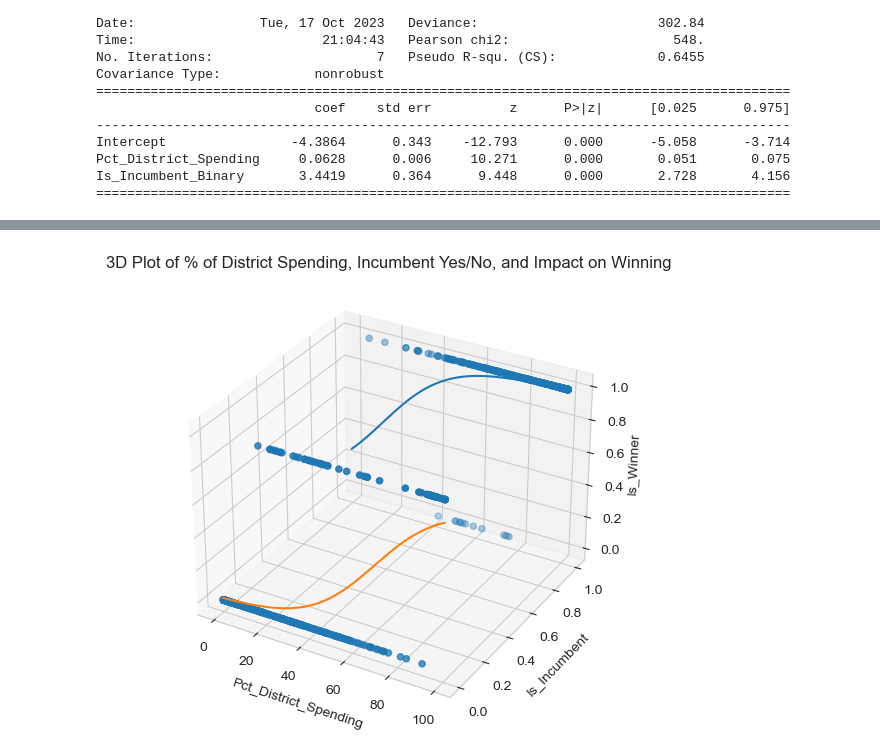
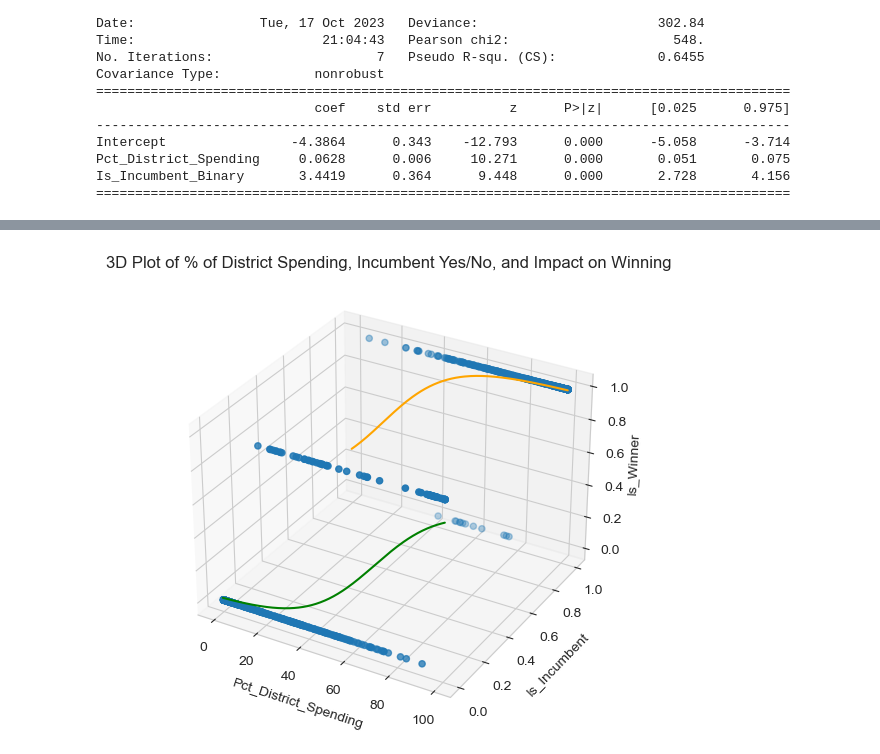
Before and after one commit to ballir27/webscraping-open-secrets-2020-US-House-Elections, a Jupyter notebook: AB-pt2-webscraping-open-secrets.ipynb, the cells around one changed output, grey strips where cells are left out. Drawn from its saved outputs; the diff is of its cells as text; code cells hidden in the pictures.

Commit message:
Changed colors in 3D plot

```diff
--- a/AB-pt2-webscraping-open-secrets.ipynb
+++ b/AB-pt2-webscraping-open-secrets.ipynb
@@ -351,26 +351,26 @@ Pct_District_Spending:Is_Incumbent_Binary    -0.0149      0.015     -0.997
 # %%
 sns.set_style("whitegrid")
 plot_omega = 2
 plot1 = candidate_info_df_q3['Pct_District_Spending']
 plot2 = candidate_info_df_q3['Is_Incumbent_Binary']
 plot3 = candidate_info_df_q3['Is_Winner_Binary']
 fityesplot1 = fit_pct_spending_yes_inc_df['Pct_District_Spending']
 fityesplot2 = fit_pct_spending_yes_inc_df['Is_Incumbent_Binary']
 fityesplot3 = fit_pct_spending_yes_inc_df['fit']
 fitnoplot1 = fit_pct_spending_no_inc_df['Pct_District_Spending']
 fitnoplot2 = fit_pct_spending_no_inc_df['Is_Incumbent_Binary']
 fitnoplot3 = fit_pct_spending_no_inc_df['fit']
 plt.figure(figsize=(5,5))
 plot_axis = plt.axes (projection = '3d')
 plot_axis.scatter3D(plot1, plot2, plot3)
-plot_axis.plot3D(fityesplot1,fityesplot2,fityesplot3)
-plot_axis.plot3D(fitnoplot1,fitnoplot2,fitnoplot3)
+plot_axis.plot3D(fityesplot1,fityesplot2,fityesplot3, color = 'orange')
+plot_axis.plot3D(fitnoplot1,fitnoplot2,fitnoplot3, color = 'green')
 plot_axis.set_xlabel('Pct_District_Spending')
 plot_axis.set_ylabel('Is_Incumbent')
 plot_axis.set_zlabel('Is_Winner')
 plot_axis.zaxis.labelpad=-1.15
 plot_axis.set(title ='3D Plot of % of District Spending, Incumbent Yes/No, and Impact on Winning')
 plt.tight_layout ()
 plt.show ()
 # %% [output]
-[figure, old version]
+[figure, new version]
```
Also changed, not shown: parts of 10 cells of this notebook.
